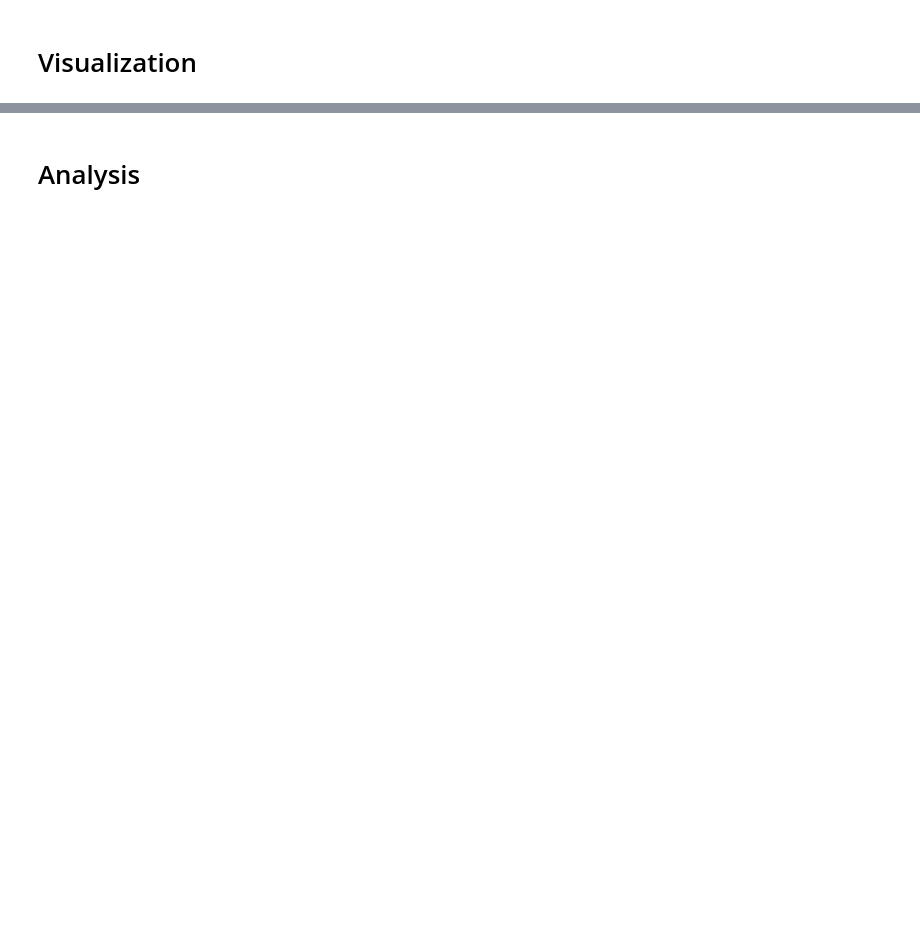
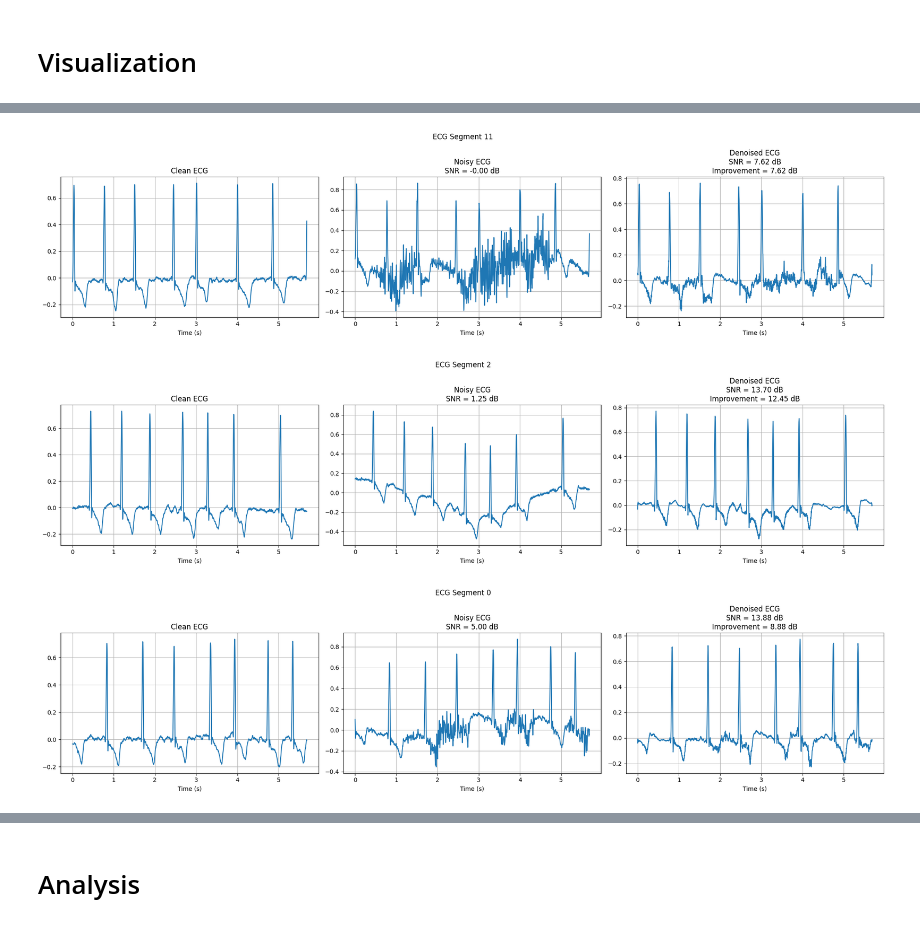
Before and after one commit to halashaheen/CAE-For-ECG-denoising, a Jupyter notebook: CAE_for_ECG_signal_processing.ipynb, the cells around one changed output, grey strips where cells are left out. Saved outputs shown, nothing was run; the diff lists cells and outputs as text; code cells hidden in the pictures; blank space fills up the shorter version.

```diff
--- a/CAE_for_ECG_signal_processing.ipynb
+++ b/CAE_for_ECG_signal_processing.ipynb
@@ -2645,3 +3033,0 @@ for segment 0:
-# %%
-name ='StackMoreDropOutCAE'
-plot_multiple_segments(name,indices)
@@ -2805,7 +3038,7 @@ Actual SNR   : 1.25 dB
 # GENERATE DENOISED SEGMENTS
 # =========================================================
 
-def generate_denoised_segments(
+def generate_denoised_segments_batch(
         model,
         noisy_segments,
         batch_size=64,
@@ -3120,0 +3261,10 @@ def plot_multiple_segments_subplots(name,indice):
+# %%
+def plot_multiple_ecg_subplots(x,y,name,indices):
+  device = torch.device("cuda" if torch.cuda.is_available() else "cpu")
+
+  denoised_segments = generate_denoised_segments_batch(model=models_to_test[name],noisy_segments=x,batch_size=64)
+  for idx in indices:
+    noisy_segment = x[idx][0].numpy()
+    clean_segment = y[idx][0].numpy()
+    denoised_segment = denoised_segments[idx][0].numpy()
+    plot_ecg_subplots(clean=clean_segment,noisy=noisy_segment,denoised=denoised_segment,fs=360,title=f"ECG Segment {idx}")
@@ -3140,3 +3302,7 @@ Reload testing successfully
 (3165, 1, 2048)
 (3165, 1, 2048)
 3165
+# %%
+# # Finding segment idx for each SNR value yo visualize later
+snr_unique_values = extract_unique_snr_values(train_metadata_cae)
+indices = find_segments_idx(test_metadata_cae,snr_unique_values)
@@ -3142,0 +3317,7 @@ Reload testing successfully
+# %%
+name = 'ResStackCAE_Micro'
+plot_multiple_ecg_subplots(x_test_cae,y_test_cae,name,indices)
+# %% [output]
+[figure, added]
+[figure, added]
+[figure, added]
```
Also changed, not shown: parts of 189 cells of this notebook.
